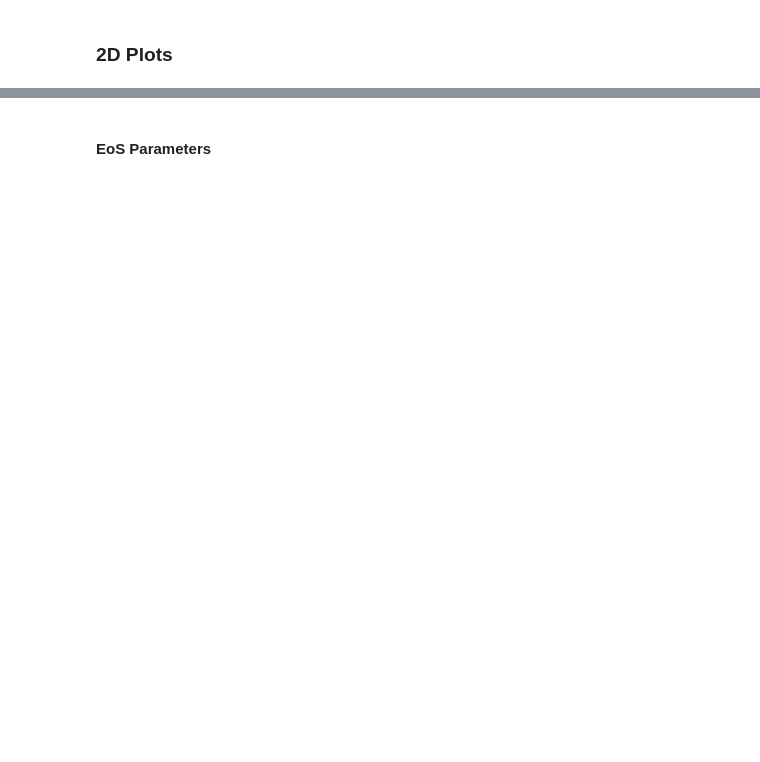
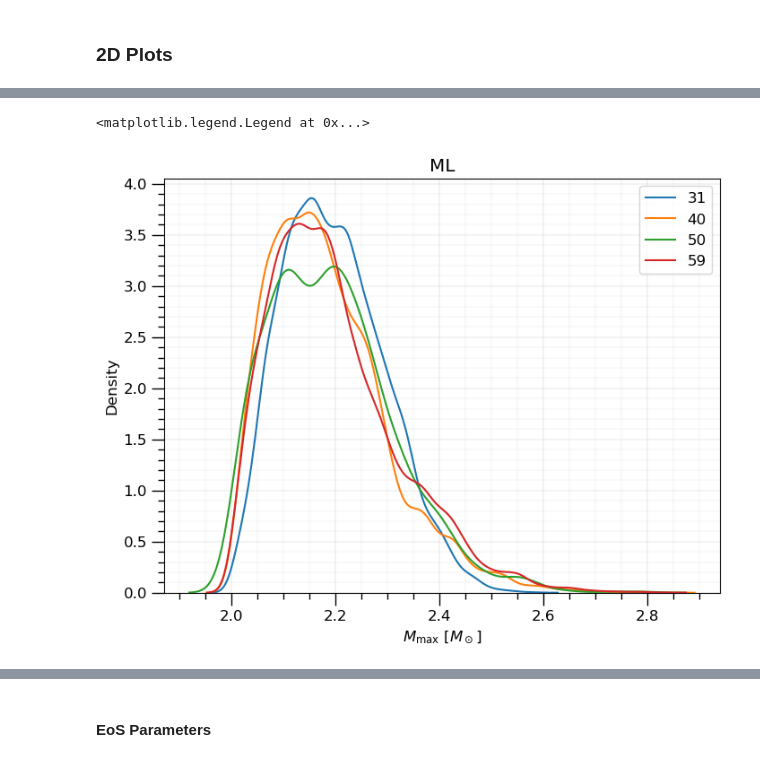
Before and after one commit to awsteiner/bamr, a Jupyter notebook: out/bamr_plots.ipynb, the cells around one changed output, grey strips where cells are left out. Drawn from its saved outputs; the diff is of its cells as text; code cells hidden in the pictures; blank space fills up the shorter version.

```diff
--- a/out/bamr_plots.ipynb
+++ b/out/bamr_plots.ipynb
@@ -512,0 +533,28 @@ for i in range(2):
+# %%
+mmax1_ml = np.array(h5py.File('ml_31','r')['markov_chain_0']['data']['M_max'])
+mmax2_ml = np.array(h5py.File('ml_35','r')['markov_chain_0']['data']['M_max'])
+mmax3_ml = np.array(h5py.File('ml_40','r')['markov_chain_0']['data']['M_max'])
+mmax4_ml = np.array(h5py.File('ml_45','r')['markov_chain_0']['data']['M_max'])
+mmax5_ml = np.array(h5py.File('ml_50','r')['markov_chain_0']['data']['M_max'])
+mmax6_ml = np.array(h5py.File('ml_55','r')['markov_chain_0']['data']['M_max'])
+mmax7_ml = np.array(h5py.File('ml_59','r')['markov_chain_0']['data']['M_max'])
+plt.figure(figsize=(8,6))
+sns.kdeplot(mmax1_ml, label='31')
+#sns.kdeplot(mmax2_ml, label='35')
+sns.kdeplot(mmax3_ml, label='40')
+#sns.kdeplot(mmax4_ml, label='45')
+sns.kdeplot(mmax5_ml, label='50')
+#sns.kdeplot(mmax6_ml, label='55')
+sns.kdeplot(mmax7_ml, label='59')
+plt.title('ML')
+plt.xlabel('$M_\mathrm{max}~[M_\odot]$')
+plt.ylabel('Density')
+plt.minorticks_on()
+plt.tick_params('both', length=10, width=1, which='major')
+plt.tick_params('both', length=5, width=1, which='minor')
+plt.grid(which='major', linewidth=0.2, visible=True)
+plt.grid(which='minor', linewidth=0.1, visible=True)
+plt.legend()
+# %% [output]
+<matplotlib.legend.Legend at 0x...>
+[figure, added]
```
Also changed, not shown: parts of 41 cells of this notebook, 4 other files.
